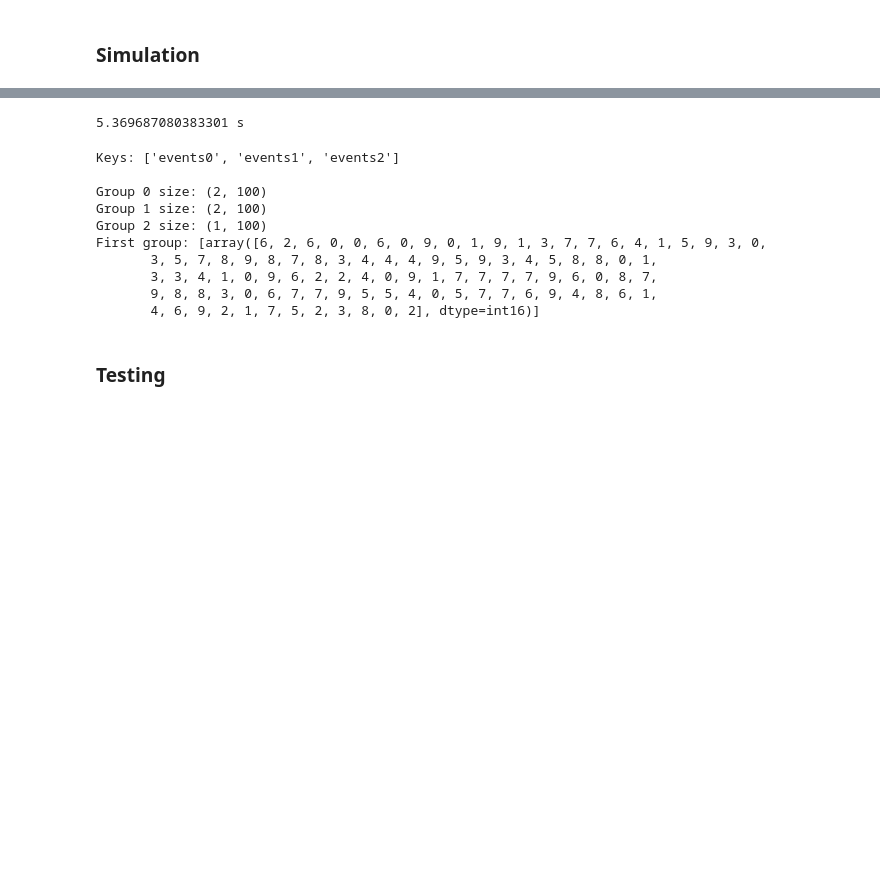
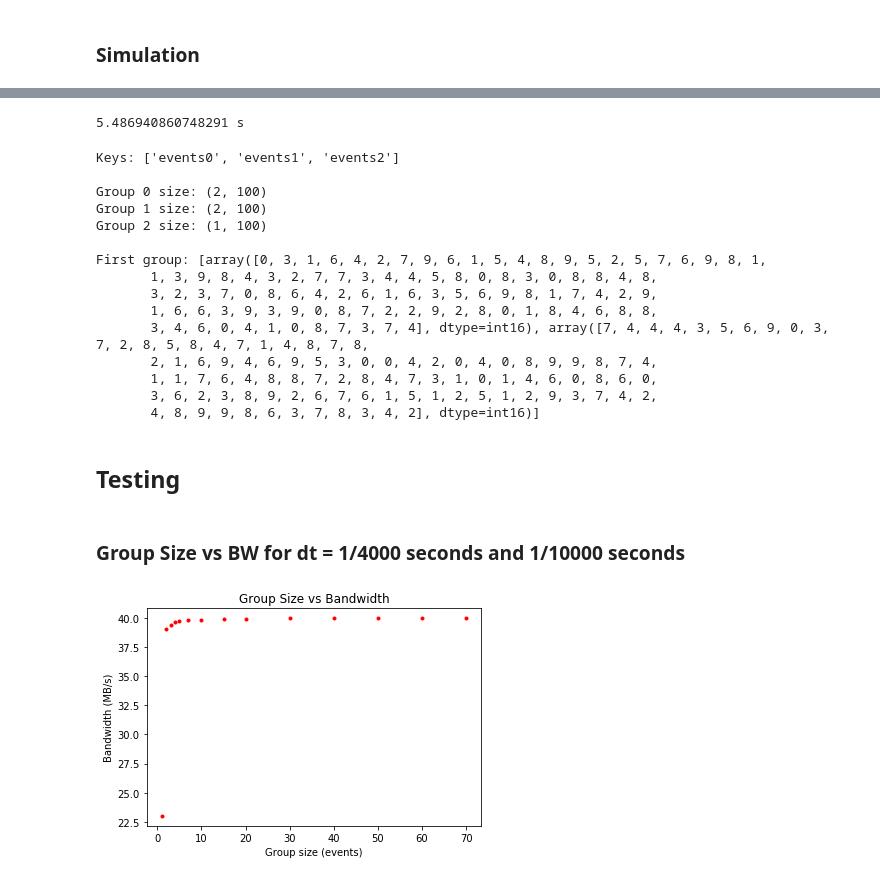
Before and after one commit to husinthewei/rocstar_hdf5, a Jupyter notebook: HDF5Testing.ipynb, the cells around one changed output, grey strips where cells are left out. Saved outputs shown, nothing was run; the diff lists cells and outputs as text; code cells hidden in the pictures; blank space fills up the shorter version.

Commit message:
Simulation results

```diff
--- a/HDF5Testing.ipynb
+++ b/HDF5Testing.ipynb
@@ -51,7 +51,8 @@ def run_sim(n, group_size, dt_min, dt_max, event_size, file="out.h5"):
 
         # Next event has not fired yet
         if events[count][0] > now:
-            time.sleep(0.01)
+            # time.sleep is actually too sloww
+            # time.sleep(0.001)
             continue
 
         # If the event has fired
@@ -76,7 +77,7 @@ def run_sim(n, group_size, dt_min, dt_max, event_size, file="out.h5"):
 n_events = 5
 print(run_sim(n_events, 2, 1, 2, 100), "s")
 # %% [output]
-5.369687080383301 s
+5.486940860748291 s
 # %%
 f = h5py.File('data.h5', 'r')
 keys = list(f.keys())
@@ -88,20 +89,60 @@ for key in keys:
     print("Group %d size:"%count, data.shape)
     count += 1
 
-print("First group:", list(f[key]))
+print("\nFirst group:", list(f[keys[0]]))
 
 f.close()
-# Get the data
 # %% [output]
 Keys: ['events0', 'events1', 'events2']
 
 Group 0 size: (2, 100)
 Group 1 size: (2, 100)
 Group 2 size: (1, 100)
-First group: [array([6, 2, 6, 0, 0, 6, 0, 9, 0, 1, 9, 1, 3, 7, 7, 6, 4, 1, 5, 9, 3, 0,
-       3, 5, 7, 8, 9, 8, 7, 8, 3, 4, 4, 4, 9, 5, 9, 3, 4, 5, 8, 8, 0, 1,
-       3, 3, 4, 1, 0, 9, 6, 2, 2, 4, 0, 9, 1, 7, 7, 7, 7, 9, 6, 0, 8, 7,
-       9, 8, 8, 3, 0, 6, 7, 7, 9, 5, 5, 4, 0, 5, 7, 7, 6, 9, 4, 8, 6, 1,
-       4, 6, 9, 2, 1, 7, 5, 2, 3, 8, 0, 2], dtype=int16)]
+
+First group: [array([0, 3, 1, 6, 4, 2, 7, 9, 6, 1, 5, 4, 8, 9, 5, 2, 5, 7, 6, 9, 8, 1,
+       1, 3, 9, 8, 4, 3, 2, 7, 7, 3, 4, 4, 5, 8, 0, 8, 3, 0, 8, 8, 4, 8,
+       3, 2, 3, 7, 0, 8, 6, 4, 2, 6, 1, 6, 3, 5, 6, 9, 8, 1, 7, 4, 2, 9,
+       1, 6, 6, 3, 9, 3, 9, 0, 8, 7, 2, 2, 9, 2, 8, 0, 1, 8, 4, 6, 8, 8,
+       3, 4, 6, 0, 4, 1, 0, 8, 7, 3, 7, 4], dtype=int16), array([7, 4, 4, 4, 3, 5, 6, 9, 0, 3, 7, 2, 8, 5, 8, 4, 7, 1, 4, 8, 7, 8,
+       2, 1, 6, 9, 4, 6, 9, 5, 3, 0, 0, 4, 2, 0, 4, 0, 8, 9, 9, 8, 7, 4,
+       1, 1, 7, 6, 4, 8, 8, 7, 2, 8, 4, 7, 3, 1, 0, 1, 4, 6, 0, 8, 6, 0,
+       3, 6, 2, 3, 8, 9, 2, 6, 7, 6, 1, 5, 1, 2, 5, 1, 2, 9, 3, 7, 4, 2,
+       4, 8, 9, 9, 8, 6, 3, 7, 8, 3, 4, 2], dtype=int16)]
 # %% [markdown]
-### Testing
+## Testing
+# %% [markdown]
+### Group Size vs BW for dt = 1/4000 seconds and 1/10000 seconds
+# %%
+from pylab import plot, xlabel, ylabel, title, show
+
+def plot_results(group_sizes, run_times, event_size, n):
+    bandwidths = (event_size * 16 * n) / np.array(run_times)
+    bandwidths = bandwidths / 8E6 # b/s to MB/s
+
+    plot(group_sizes, bandwidths, 'r.')
+    title("Group Size vs Bandwidth")
+    xlabel("Group size (events)")
+    ylabel("Bandwidth (MB/s)")
+    show()
+# %%
+# Intitially test with constant dt
+dt_min = 1/4000.0
+dt_max = 1/4000.0
+event_size = 5000
+
+group_sizes = [1, 2, 3, 4, 5, 7, 10, 15, 20, 30, 40, 50, 60, 70]
+
+# Randomize order of group size
+np.random.shuffle(group_sizes)
+
+run_times = []
+
+# 16000 events (~4 seconds)
+n = 16000
+
+for gs in group_sizes:
+    run_times.append(run_sim(n, gs, dt_min, dt_max, event_size))
+
+plot_results(group_sizes, run_times, event_size, n)
+# %% [output]
+[figure, added]
```
Also changed, not shown: parts of 10 cells of this notebook.
